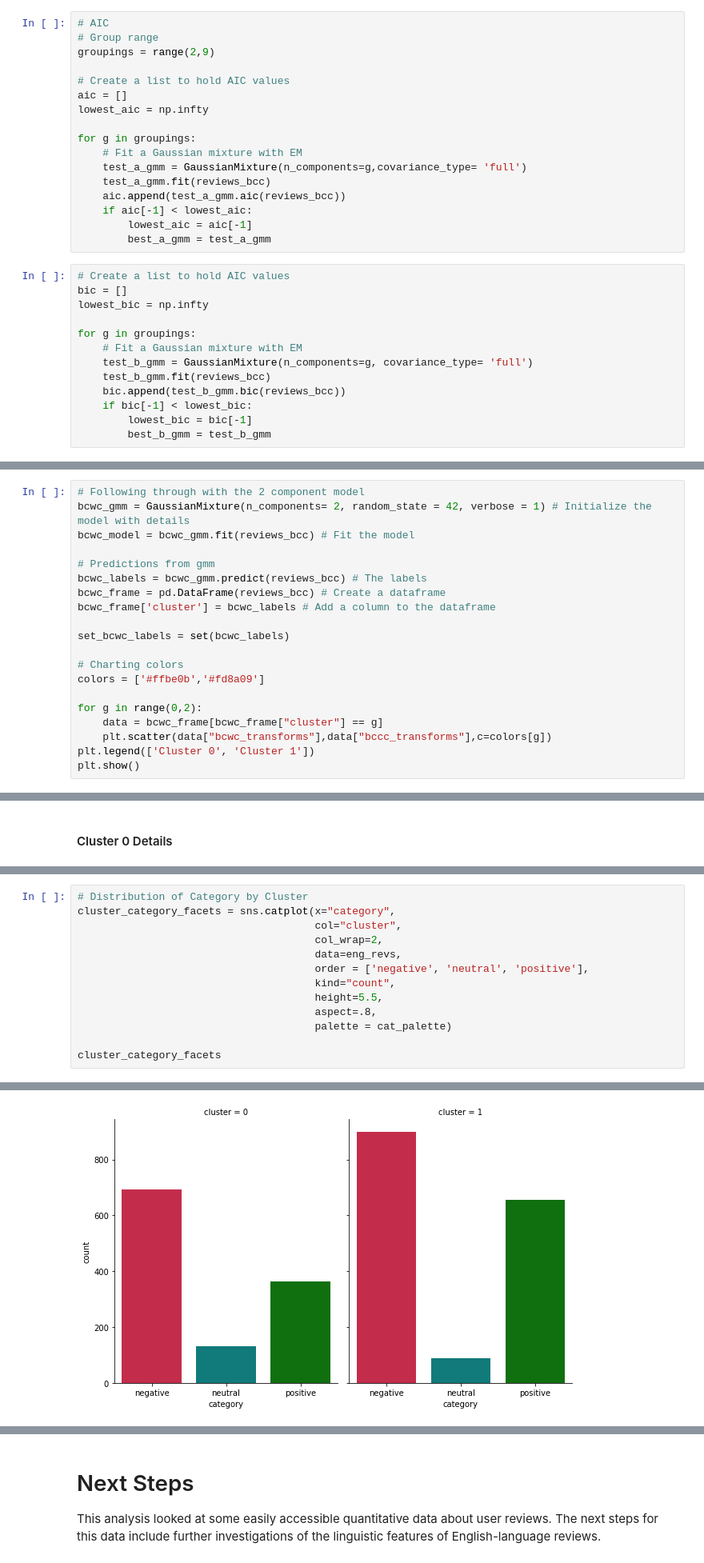
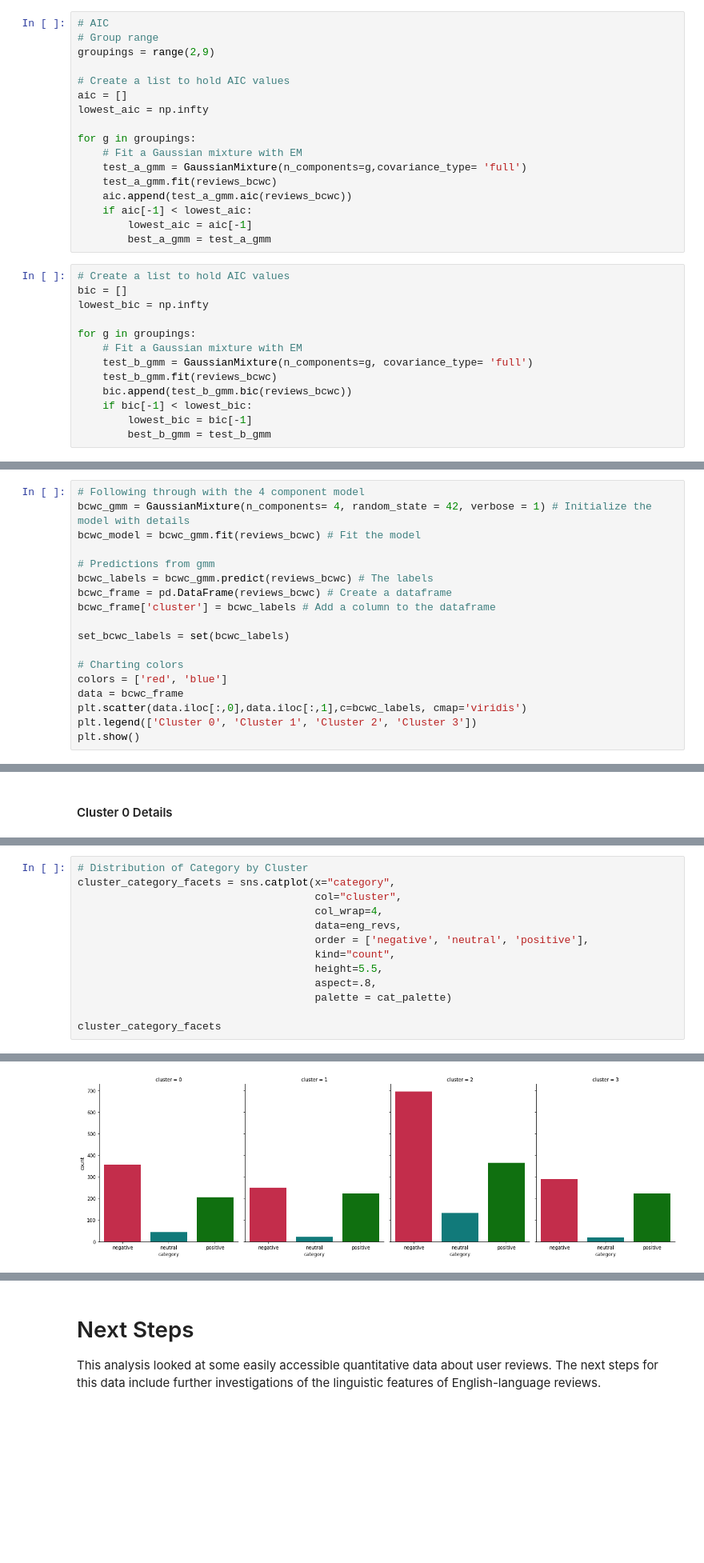
Before and after one commit to lammypi/Text, a Jupyter notebook: 05feb2022-ach-reviews.ipynb, the cells around one changed output, grey strips where cells are left out. Shown: that part at 80% size. Drawn from its saved outputs; the diff is of its cells as text; blank space fills up the shorter version.

Commit message:
Kaggle Notebook | GuassianMixtureModel_ACH_Reviews | Version 67

```diff
--- a/05feb2022-ach-reviews.ipynb
+++ b/05feb2022-ach-reviews.ipynb
@@ -774,8 +740,8 @@ lowest_aic = np.infty
 for g in groupings:
     # Fit a Gaussian mixture with EM
     test_a_gmm = GaussianMixture(n_components=g,covariance_type= 'full')
-    test_a_gmm.fit(reviews_bcc)
-    aic.append(test_a_gmm.aic(reviews_bcc))
+    test_a_gmm.fit(reviews_bcwc)
+    aic.append(test_a_gmm.aic(reviews_bcwc))
     if aic[-1] < lowest_aic:
         lowest_aic = aic[-1]
         best_a_gmm = test_a_gmm
@@ -787,8 +753,8 @@ lowest_bic = np.infty
 for g in groupings:
     # Fit a Gaussian mixture with EM
     test_b_gmm = GaussianMixture(n_components=g, covariance_type= 'full')
-    test_b_gmm.fit(reviews_bcc)
-    bic.append(test_b_gmm.bic(reviews_bcc))
+    test_b_gmm.fit(reviews_bcwc)
+    bic.append(test_b_gmm.bic(reviews_bcwc))
     if bic[-1] < lowest_bic:
         lowest_bic = bic[-1]
         best_b_gmm = test_b_gmm
@@ -842,22 +808,20 @@ For this scenario, then, let's pursue k = 2 as advised by AIC.
 # %%
-# Following through with the 2 component model
-bcwc_gmm = GaussianMixture(n_components= 2, random_state = 42, verbose = 1) # Initialize the model with details
-bcwc_model = bcwc_gmm.fit(reviews_bcc) # Fit the model
+# Following through with the 4 component model
+bcwc_gmm = GaussianMixture(n_components= 4, random_state = 42, verbose = 1) # Initialize the model with details
+bcwc_model = bcwc_gmm.fit(reviews_bcwc) # Fit the model
 
 # Predictions from gmm
-bcwc_labels = bcwc_gmm.predict(reviews_bcc) # The labels
-bcwc_frame = pd.DataFrame(reviews_bcc) # Create a dataframe
+bcwc_labels = bcwc_gmm.predict(reviews_bcwc) # The labels
+bcwc_frame = pd.DataFrame(reviews_bcwc) # Create a dataframe
 bcwc_frame['cluster'] = bcwc_labels # Add a column to the dataframe
 
 set_bcwc_labels = set(bcwc_labels)
 
 # Charting colors
-colors = ['#ffbe0b','#fd8a09']
-
-for g in range(0,2):
-    data = bcwc_frame[bcwc_frame["cluster"] == g]
-    plt.scatter(data["bcwc_transforms"],data["bccc_transforms"],c=colors[g])
-plt.legend(['Cluster 0', 'Cluster 1'])
+colors = ['red', 'blue']
+data = bcwc_frame
+plt.scatter(data.iloc[:,0],data.iloc[:,1],c=bcwc_labels, cmap='viridis')
+plt.legend(['Cluster 0', 'Cluster 1', 'Cluster 2', 'Cluster 3'])
 plt.show()
 # %% [output]
 Initialization 0
@@ -962,19 +936,19 @@ cluster_grade_facets = sns.catplot(x="grade",
 # %%
 # Distribution of Category by Cluster
 cluster_category_facets = sns.catplot(x="category",
                                       col="cluster",
-                                      col_wrap=2,
+                                      col_wrap=4,
                                       data=eng_revs,
                                       order = ['negative', 'neutral', 'positive'],
                                       kind="count",
                                       height=5.5,
                                       aspect=.8,
                                       palette = cat_palette)
 
 cluster_category_facets
 # %% [output]
 <seaborn.axisgrid.FacetGrid at 0x...>
-[figure, old version]
+[figure, new version]
 # %%
 # Sentence Counts
 c0_sc_min = cluster0_df['sentence_counts'].min()
```
Also changed, not shown: parts of 42 cells of this notebook.
